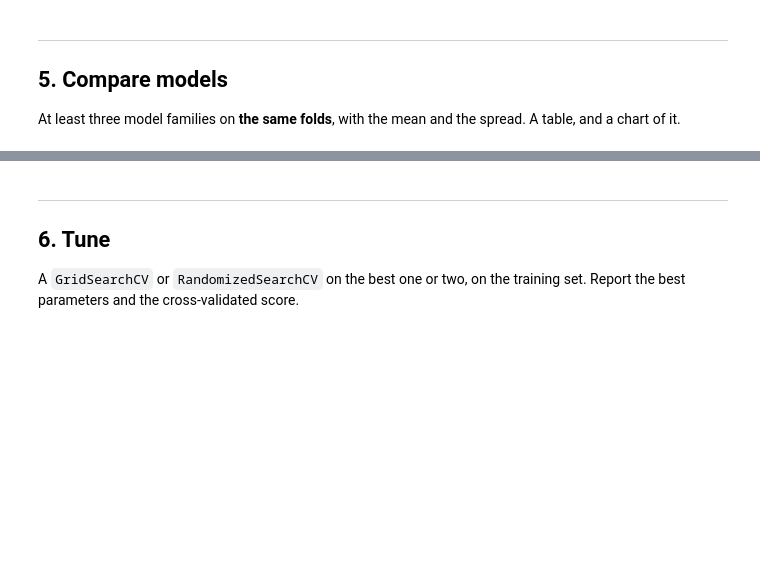
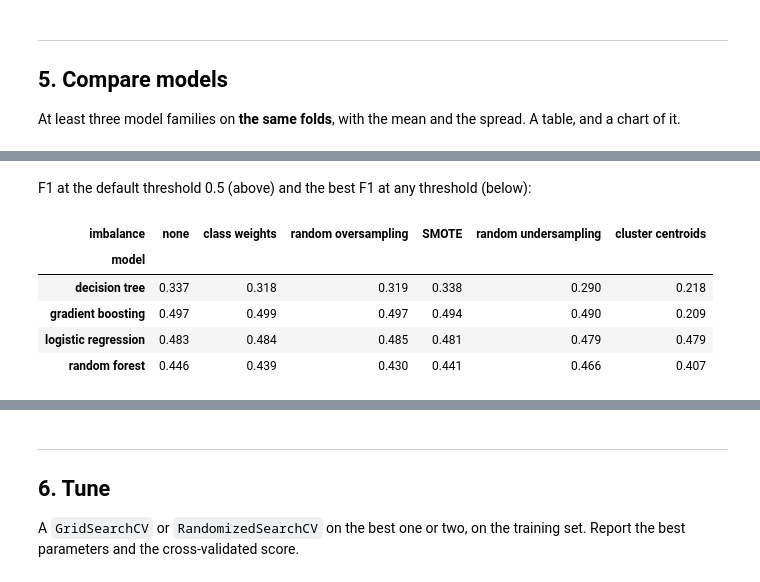
Before and after one commit to TamimWahage/project-2-ml, a Jupyter notebook: notebooks/02_pipelines_and_models.ipynb, the cells around one changed output, grey strips where cells are left out. Saved outputs shown, nothing was run; the diff lists cells and outputs as text; code cells hidden in the pictures; blank space fills up the shorter version.

```diff
--- a/notebooks/02_pipelines_and_models.ipynb
+++ b/notebooks/02_pipelines_and_models.ipynb
@@ -195,0 +202,11 @@ So I tune the two best ones: gradient boosting and logistic regression, both bal
+# %% [markdown]
+F1 at the default threshold 0.5 (above) and the best F1 at any threshold (below):
+# %%
+imbalance.pivot(index="model", columns="imbalance", values="best F1")[list(samplers)]
+# %% [output]
+| imbalance | none | class weights | random oversampling | SMOTE | random undersampling | cluster centroids |
+| model |  |  |  |  |  |  |
+| decision tree | 0.337 | 0.318 | 0.319 | 0.338 | 0.290 | 0.218 |
+| gradient boosting | 0.497 | 0.499 | 0.497 | 0.494 | 0.490 | 0.209 |
+| logistic regression | 0.483 | 0.484 | 0.485 | 0.481 | 0.479 | 0.479 |
+| random forest | 0.446 | 0.439 | 0.430 | 0.441 | 0.466 | 0.407 |
```
Also changed, not shown: parts of 16 cells of this notebook, 4 other files.
